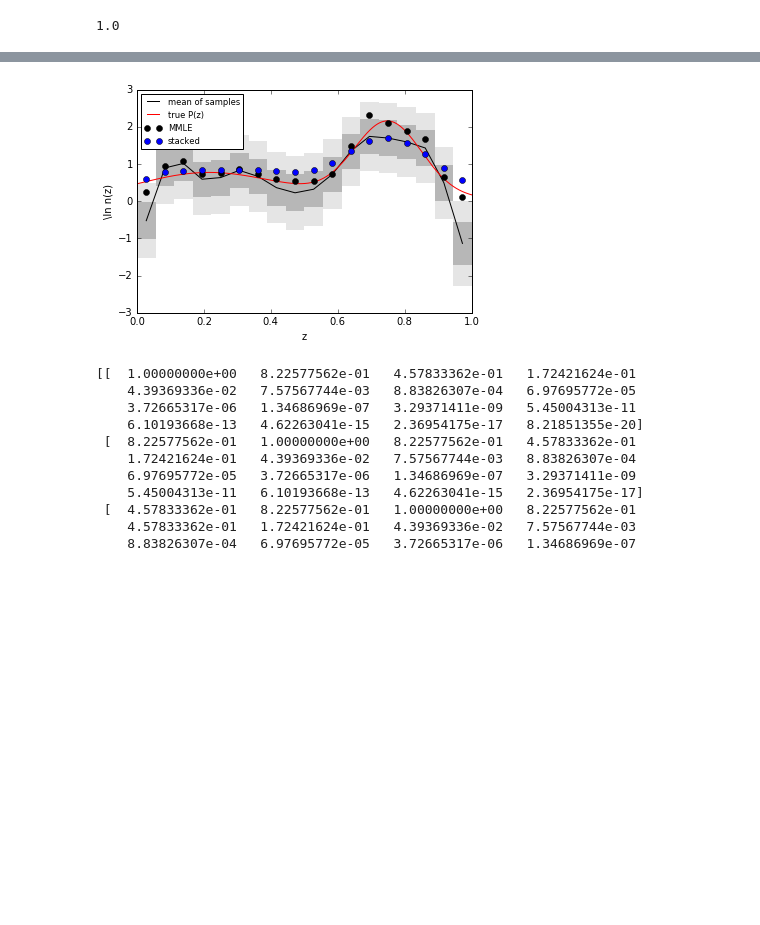
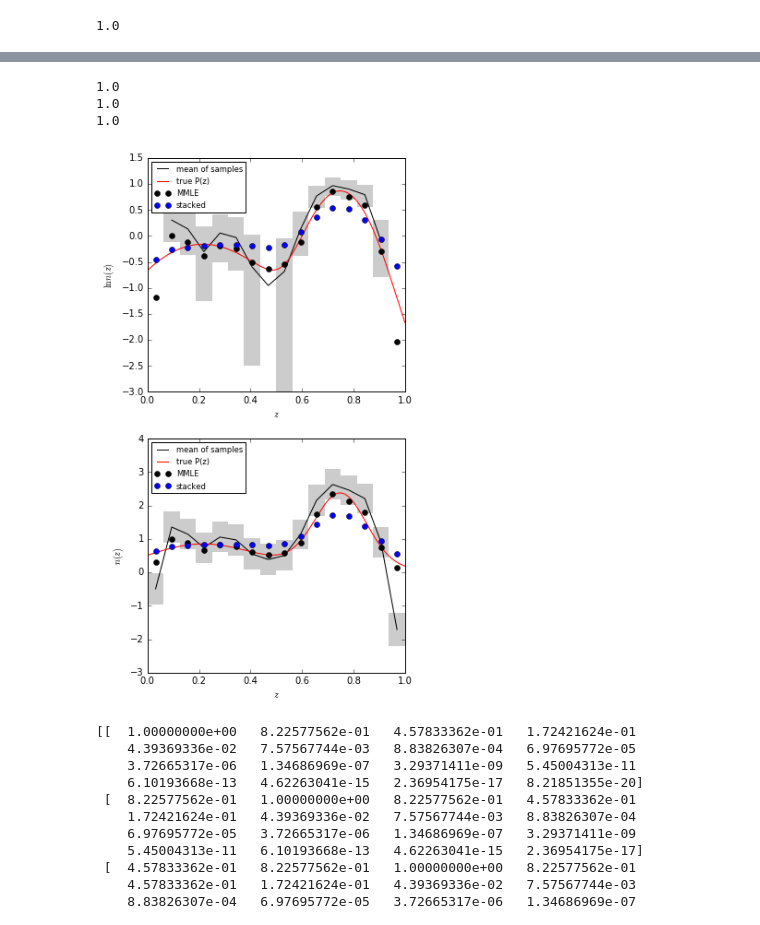
Before and after one commit to aimalz/prob-z, a Jupyter notebook: nz/code/sim/FromHogg.ipynb, the cells around one changed output, grey strips where cells are left out. Saved outputs shown, nothing was run; the diff lists cells and outputs as text; code cells hidden in the pictures; blank space fills up the shorter version.

```diff
--- a/nz/code/sim/FromHogg.ipynb
+++ b/nz/code/sim/FromHogg.ipynb
@@ -30,7 +30,7 @@ class setup(object):
 
         # take in specification of bins if provided, otherwise make some
 
-        self.allnbins = 18
+        self.allnbins = 16
         binstep = 1. / self.allnbins
         self.allzs = np.arange(0.,1.+binstep,binstep)
 
@@ -271,8 +274,8 @@ class prior(object):
 # %%
 #define binning, for everything is discrete in this approach
 
-K = 18#meta.allnbins
-binfactor = 18#meta.allnbins
+K = meta.allnbins
+binfactor = meta.allnbins
 KK = K * binfactor # number of fine bins
 interimprior = prior()
 
@@ -383,9 +400,10 @@ plt.savefig(os.path.join(meta.simdir,"zobs.png"))
 #define hyperprior distribution as multivariate gaussian
 #and sample to get initial values for optimization and MCMC
 
+prior_sigma = 0.10
 prior_var = np.eye(K)
 for k in range(K):
-    prior_var[k] = 1. * np.exp(-0.5 * (zcoarse[k] - zcoarse) ** 2 / 0.10 ** 2)
+    prior_var[k] = 1. * np.exp(-0.5 * (zcoarse[k] - zcoarse) ** 2 / prior_sigma ** 2)
 #print(prior_var)
 prior_ivar = np.linalg.inv(prior_var)
 #print(np.shape(prior_ivar))
@@ -544,6 +581,8 @@ KeyboardInterrupt
 KeyboardInterrupt:
 # %%
 #define confidence regions for sampler output
+
+allchains = np.array(allchains)
 
 #chains = sampler.chain
 print(np.shape(chains.T))
@@ -554,22 +593,17 @@ for k in xrange(meta.allnbins):
     locs.append(loc)
     scales.append(scale)
 locs = np.array(locs)
+locs = locs/np.sum(locs*dzcoarse)
 scales = np.array(scales)
 print(locs,scales)
 
-x_cors,y_cors,y_cors2,y_cors3 = [],[],[],[]
+x_cors,y_cors = [],[]
 for k in xrange(meta.allnbins):
     x_cor = [meta.allzs[k],meta.allzs[k],meta.allzs[k+1],meta.allzs[k+1]]
     y_cor = np.array([locs[k]-scales[k],locs[k]+scales[k],locs[k]+scales[k],locs[k]-scales[k]])
-    y_cor2 = np.array([locs[k]-2*scales[k],locs[k]+2*scales[k],locs[k]+2*scales[k],locs[k]-2*scales[k]])#np.array([loc-2*scale,loc+2*scale,loc+2*scale,loc-2*scale])
-    y_cor3 = np.array([locs[k]-3*scales[k],locs[k]+3*scales[k],locs[k]+3*scales[k],locs[k]-3*scales[k]])
     x_cors.append(x_cor)
     y_cors.append(y_cor)
-    y_cors2.append(y_cor2)
-    y_cors3.append(y_cor3)
 x_cors = np.array(x_cors)
 y_cors = np.array(y_cors)
-y_cors2 = np.array(y_cors2)
-y_cors3 = np.array(y_cors3)
 # %% [output]
 (18, 10000, 36)
@@ -583,19 +617,45 @@ y_cors3 = np.array(y_cors3)
+# %%
+print(np.sum(truedist.evaluate(zcoarse)*dzcoarse))
+print(np.sum(themap*dzcoarse))
+print(np.sum(locs*dzcoarse))
+# %% [output]
+1.0
+1.0
+1.0
 # %%
-#plot result of MCMC
+#plot result of MCMC in log space
 
-plt.plot(zcoarse,locs,c='k',label='mean of samples')
+f = plt.figure(figsize=(5,10))
+sps = [f.add_subplot(2,1,l+1) for l in xrange(0,2)]
+
+sps[0].plot(zcoarse,np.log(locs),c='k',label='mean of samples')
 for k in xrange(meta.allnbins):
-    plt.fill(x_cors[k],y_cors2[k],color='k',alpha=0.1,linewidth=0.)
-    plt.fill(x_cors[k],y_cors[k],color='k',alpha=0.2,linewidth=0.)
+#    sps[0].fill(x_cors[k],y_cors2[k],color='k',alpha=0.1,linewidth=0.)
+    sps[0].fill(x_cors[k],np.log(y_cors[k]),color='k',alpha=0.2,linewidth=0.)
 #plt.hist(ztrues, bins=bplot, normed=True, color="r",alpha=0.25,label='true N(z)')
-plt.plot(zplot, truedist.evaluate(zplot), "r-",label='true P(z)')
+sps[0].plot(zplot, np.log(truedist.evaluate(zplot)), "r-",label='true P(z)')
 #plt.hist(zobss, bins=bplot, normed=True, color="b", alpha=0.25,label='MAP')
 #plt.plot(zplot, interimprior.evaluate(zplot), "g-",label='interim prior')
-plt.plot(zcoarse, themap, "ko",label='MMLE')
-plt.plot(zcoarse, np.sum(data, axis=0) / N, "bo",label='stacked')
-plt.ylabel('\ln n(z)')
-plt.xlabel('z')
-plt.legend(loc='upper left',fontsize='small')
-plt.savefig(os.path.join(meta.simdir,'res.png'))
+sps[0].plot(zcoarse, np.log(themap), "ko",label='MMLE')
+sps[0].plot(zcoarse, np.log(np.sum(data, axis=0) / N), "bo",label='stacked')
+sps[0].set_ylabel(r'$\ln n(z)$')
+sps[0].set_xlabel(r'$z$')
+sps[0].legend(loc='upper left',fontsize='small')
+
+sps[1].plot(zcoarse,locs,c='k',label='mean of samples')
+for k in xrange(meta.allnbins):
+#    sps[1].fill(x_cors[k],np.exp(y_cors2[k]),color='k',alpha=0.1,linewidth=0.)
+    sps[1].fill(x_cors[k],y_cors[k],color='k',alpha=0.2,linewidth=0.)
+#plt.hist(ztrues, bins=bplot, normed=True, color="r",alpha=0.25,label='true N(z)')
+sps[1].plot(zplot, truedist.evaluate(zplot), "r-",label='true P(z)')
+#plt.hist(zobss, bins=bplot, normed=True, color="b", alpha=0.25,label='MAP')
+#plt.plot(zplot, interimprior.evaluate(zplot), "g-",label='interim prior')
+sps[1].plot(zcoarse, themap, "ko",label='MMLE')
+sps[1].plot(zcoarse, np.sum(data, axis=0) / N, "bo",label='stacked')
+sps[1].set_ylabel(r'$n(z)$')
+sps[1].set_xlabel(r'$z$')
+sps[1].legend(loc='upper left',fontsize='small')
+
+f.savefig(os.path.join(meta.simdir,'res.png'))
 # %% [output]
-[figure, old version]
+[figure, new version]
```
Also changed, not shown: parts of 16 cells of this notebook.
